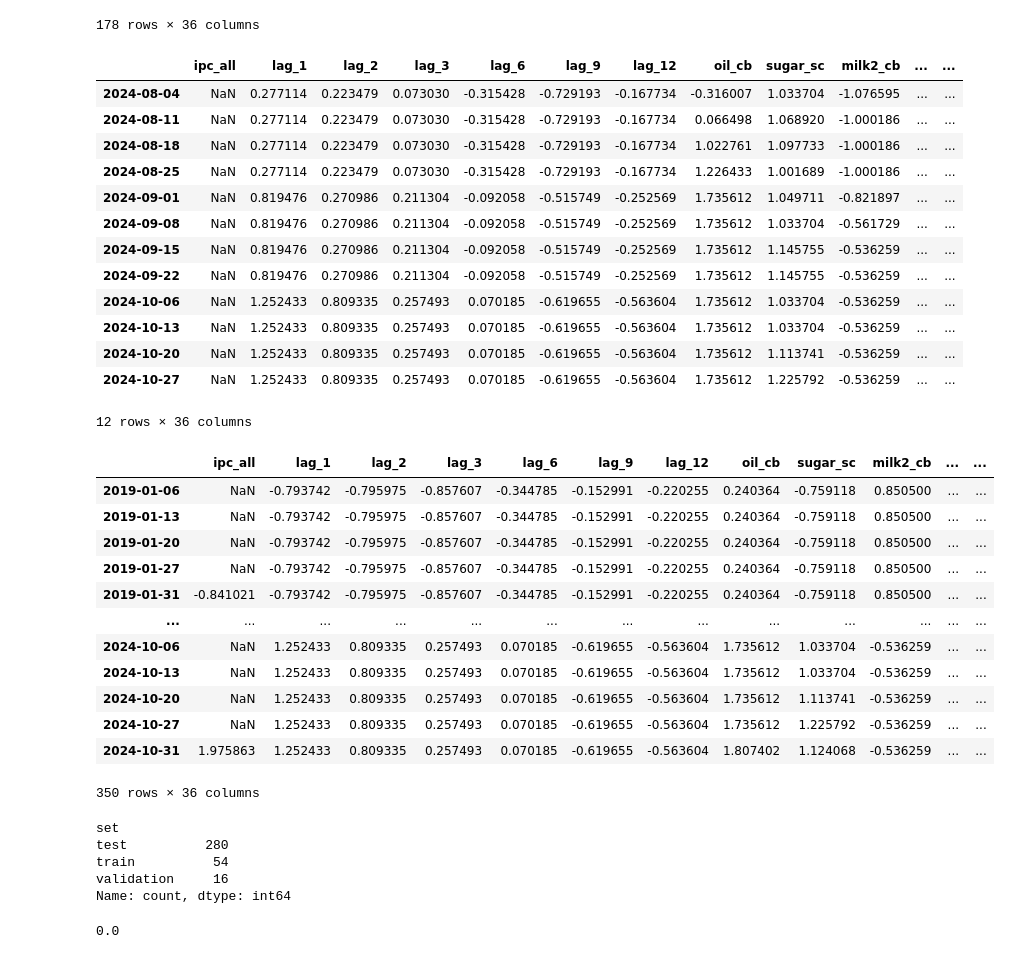
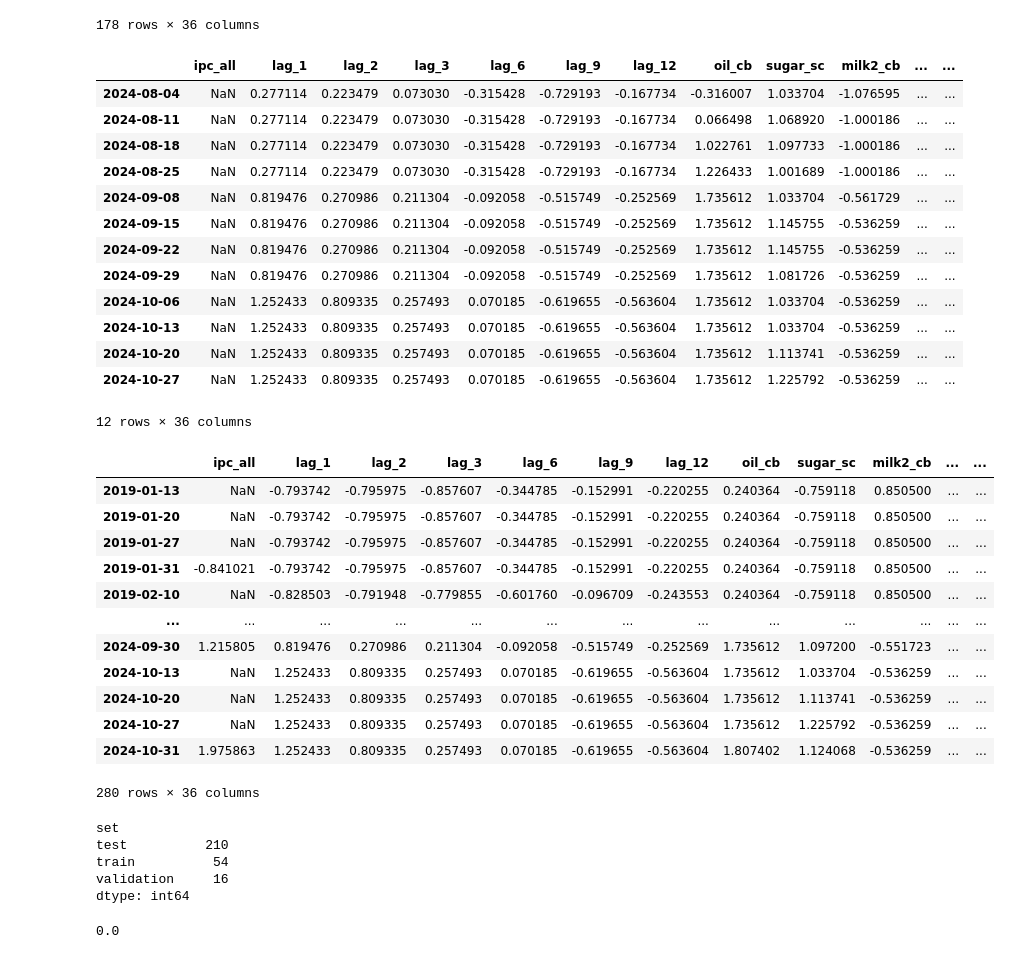
Before and after one commit to osmarbolivar/High-Freq-Inflation-Forecast-2SML, a Jupyter notebook: F3_Forecast.ipynb, the cells around one changed output. Saved outputs shown, nothing was run; the diff lists cells and outputs as text; code cells hidden in the pictures.

Commit message:
midas_dataset

```diff
--- a/F3_Forecast.ipynb
+++ b/F3_Forecast.ipynb
@@ -936,7 +936,7 @@ month_midas
 aux_w = test_scaled_w.copy().sort_index(ascending=True)
 aux_w.index = pd.to_datetime(aux_w.index)
 # Group by the monthly period and take the first 4 rows of each group
-week_4 = aux_w.copy().groupby(aux_w.index.to_period('M')).head(4)
+week_4 = aux_w.copy().groupby(aux_w.index.to_period('M')).tail(4)
 week_4['set'] = 'test'
 
 week_4.tail(12)
@@ -946,10 +946,10 @@ week_4.tail(12)
 | 2024-08-11 | NaN | 0.277114 | 0.223479 | 0.073030 | -0.315428 | -0.729193 | -0.167734 | 0.066498 | 1.068920 | -1.000186 | ... | ... |
 | 2024-08-18 | NaN | 0.277114 | 0.223479 | 0.073030 | -0.315428 | -0.729193 | -0.167734 | 1.022761 | 1.097733 | -1.000186 | ... | ... |
 | 2024-08-25 | NaN | 0.277114 | 0.223479 | 0.073030 | -0.315428 | -0.729193 | -0.167734 | 1.226433 | 1.001689 | -1.000186 | ... | ... |
-| 2024-09-01 | NaN | 0.819476 | 0.270986 | 0.211304 | -0.092058 | -0.515749 | -0.252569 | 1.735612 | 1.049711 | -0.821897 | ... | ... |
 | 2024-09-08 | NaN | 0.819476 | 0.270986 | 0.211304 | -0.092058 | -0.515749 | -0.252569 | 1.735612 | 1.033704 | -0.561729 | ... | ... |
 | 2024-09-15 | NaN | 0.819476 | 0.270986 | 0.211304 | -0.092058 | -0.515749 | -0.252569 | 1.735612 | 1.145755 | -0.536259 | ... | ... |
 | 2024-09-22 | NaN | 0.819476 | 0.270986 | 0.211304 | -0.092058 | -0.515749 | -0.252569 | 1.735612 | 1.145755 | -0.536259 | ... | ... |
+| 2024-09-29 | NaN | 0.819476 | 0.270986 | 0.211304 | -0.092058 | -0.515749 | -0.252569 | 1.735612 | 1.081726 | -0.536259 | ... | ... |
 | 2024-10-06 | NaN | 1.252433 | 0.809335 | 0.257493 | 0.070185 | -0.619655 | -0.563604 | 1.735612 | 1.033704 | -0.536259 | ... | ... |
 | 2024-10-13 | NaN | 1.252433 | 0.809335 | 0.257493 | 0.070185 | -0.619655 | -0.563604 | 1.735612 | 1.033704 | -0.536259 | ... | ... |
 | 2024-10-20 | NaN | 1.252433 | 0.809335 | 0.257493 | 0.070185 | -0.619655 | -0.563604 | 1.735612 | 1.113741 | -0.536259 | ... | ... |
@@ -958,28 +958,29 @@ week_4.tail(12)
 # %%
 week_midas = pd.concat([month_midas, week_4], axis=0).sort_index(ascending=True)
 week_midas.index = pd.to_datetime(week_midas.index)
 week_midas = week_midas.loc[week_midas.index >= '2019-01-01']
+week_midas = week_midas.groupby(week_midas.index.to_period('M')).tail(4)
 week_midas
 # %% [output]
 |  | ipc_all | lag_1 | lag_2 | lag_3 | lag_6 | lag_9 | lag_12 | oil_cb | sugar_sc | milk2_cb | ... | ... |
-| 2019-01-06 | NaN | -0.793742 | -0.795975 | -0.857607 | -0.344785 | -0.152991 | -0.220255 | 0.240364 | -0.759118 | 0.850500 | ... | ... |
 | 2019-01-13 | NaN | -0.793742 | -0.795975 | -0.857607 | -0.344785 | -0.152991 | -0.220255 | 0.240364 | -0.759118 | 0.850500 | ... | ... |
 | 2019-01-20 | NaN | -0.793742 | -0.795975 | -0.857607 | -0.344785 | -0.152991 | -0.220255 | 0.240364 | -0.759118 | 0.850500 | ... | ... |
 | 2019-01-27 | NaN | -0.793742 | -0.795975 | -0.857607 | -0.344785 | -0.152991 | -0.220255 | 0.240364 | -0.759118 | 0.850500 | ... | ... |
 | 2019-01-31 | -0.841021 | -0.793742 | -0.795975 | -0.857607 | -0.344785 | -0.152991 | -0.220255 | 0.240364 | -0.759118 | 0.850500 | ... | ... |
+| 2019-02-10 | NaN | -0.828503 | -0.791948 | -0.779855 | -0.601760 | -0.096709 | -0.243553 | 0.240364 | -0.759118 | 0.850500 | ... | ... |
 | ... | ... | ... | ... | ... | ... | ... | ... | ... | ... | ... | ... | ... |
-| 2024-10-06 | NaN | 1.252433 | 0.809335 | 0.257493 | 0.070185 | -0.619655 | -0.563604 | 1.735612 | 1.033704 | -0.536259 | ... | ... |
+| 2024-09-30 | 1.215805 | 0.819476 | 0.270986 | 0.211304 | -0.092058 | -0.515749 | -0.252569 | 1.735612 | 1.097200 | -0.551723 | ... | ... |
 | 2024-10-13 | NaN | 1.252433 | 0.809335 | 0.257493 | 0.070185 | -0.619655 | -0.563604 | 1.735612 | 1.033704 | -0.536259 | ... | ... |
 | 2024-10-20 | NaN | 1.252433 | 0.809335 | 0.257493 | 0.070185 | -0.619655 | -0.563604 | 1.735612 | 1.113741 | -0.536259 | ... | ... |
 | 2024-10-27 | NaN | 1.252433 | 0.809335 | 0.257493 | 0.070185 | -0.619655 | -0.563604 | 1.735612 | 1.225792 | -0.536259 | ... | ... |
 | 2024-10-31 | 1.975863 | 1.252433 | 0.809335 | 0.257493 | 0.070185 | -0.619655 | -0.563604 | 1.807402 | 1.124068 | -0.536259 | ... | ... |
-350 rows × 36 columns
+280 rows × 36 columns
 # %%
 week_midas.value_counts('set')
 # %% [output]
 set
-test          280
+test          210
 train          54
 validation     16
-Name: count, dtype: int64
+dtype: int64
 # %%
```
Also changed, not shown: parts of 3 cells of this notebook, 3 other files.
